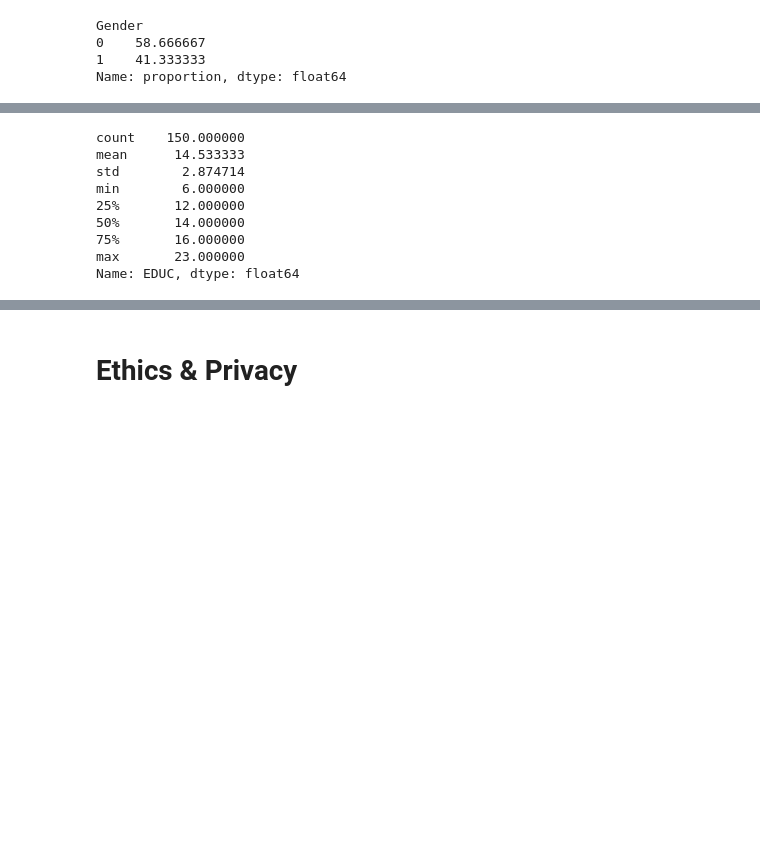
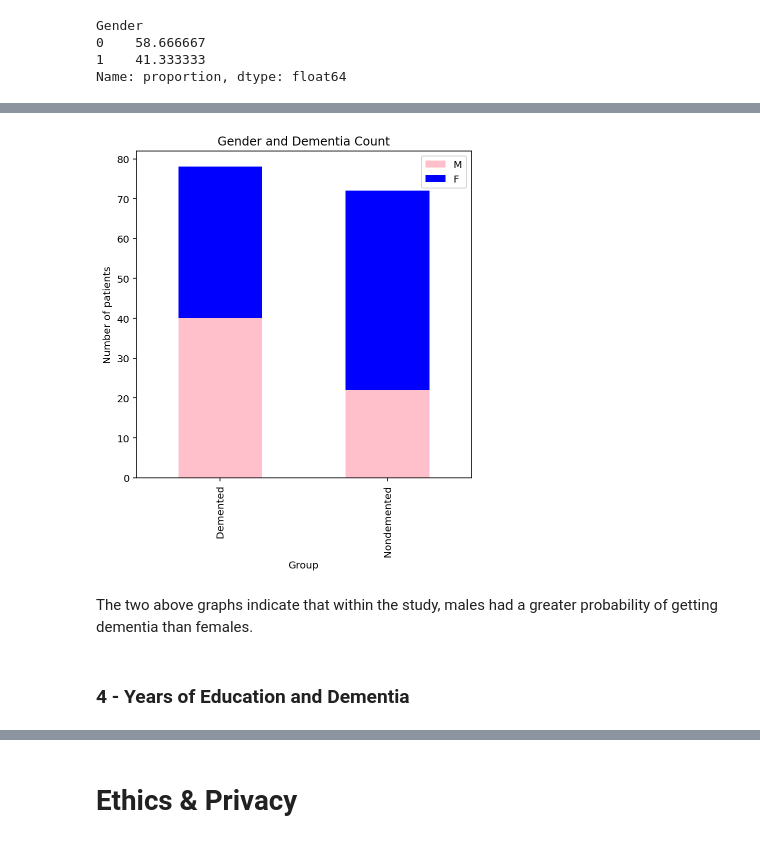
Before and after one commit to COGS108/Group141_WI24, a Jupyter notebook: EDACheckpoint_Group141_WI24.ipynb, the cells around one changed output, grey strips where cells are left out. Drawn from its saved outputs; the diff is of its cells as text; code cells hidden in the pictures; blank space fills up the shorter version.

```diff
--- a/EDACheckpoint_Group141_WI24.ipynb
+++ b/EDACheckpoint_Group141_WI24.ipynb
@@ -468,15 +445,19 @@ plt.show()
-# %%
-print(df['EDUC'].describe())
-# %% [output]
-count    150.000000
-mean      14.533333
-std        2.874714
-min        6.000000
-25%       12.000000
-50%       14.000000
-75%       16.000000
-max       23.000000
-Name: EDUC, dtype: float64
+# %%
+Demented = df[df['Group']==1]['Gender'].value_counts()
+Nondemented = df[df['Group']==0]['Gender'].value_counts()
+gender_dementia = pd.DataFrame([Demented, Nondemented])
+gender_dementia.index = ['Demented', 'Nondemented']
+gender_dementia.plot(kind='bar', stacked=True, figsize=(6, 6), color=['pink', 'blue'])
+plt.ylabel('Number of patients')
+plt.xlabel('Group')
+plt.title('Gender and Dementia Count')
+plt.legend('MF');
+# %% [output]
+[figure, added]
+# %% [markdown]
+The two above graphs indicate that within the study, males had a greater probability of getting dementia than females.
+# %% [markdown]
+### 4 - Years of Education and Dementia
 # %%
 df['EDUC'] = df['EDUC'].astype(int)
 
```
Also changed, not shown: parts of 42 cells of this notebook.
